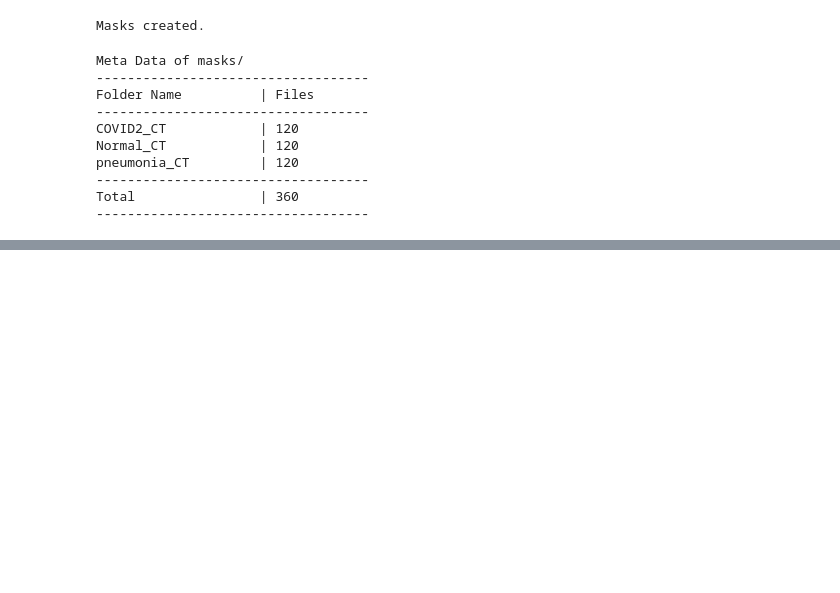
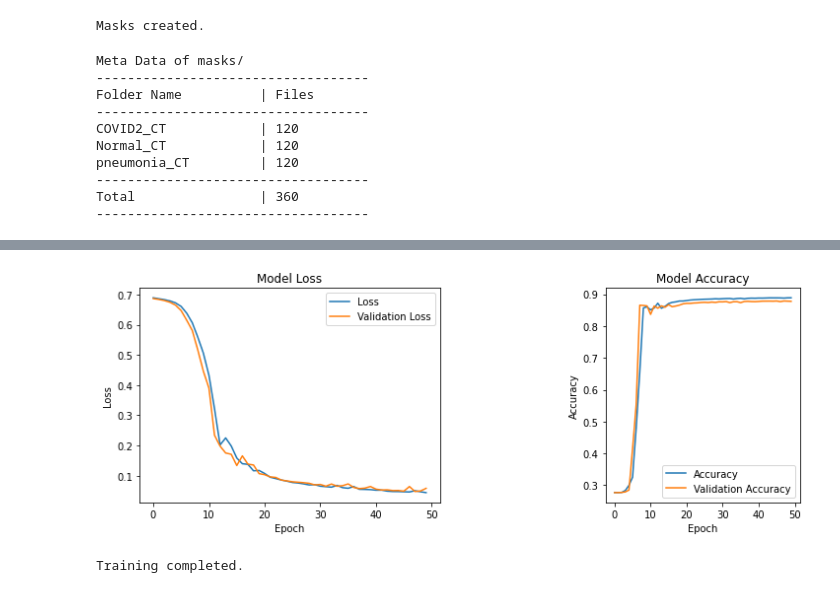
Before and after one commit to ragu8/demo, a Jupyter notebook: yogi.ipynb, the cells around one changed output, grey strips where cells are left out. Saved outputs shown, nothing was run; the diff lists cells and outputs as text; code cells hidden in the pictures; blank space fills up the shorter version.

```diff
--- a/yogi.ipynb
+++ b/yogi.ipynb
@@ -386,29 +418,32 @@ history = model.fit(X_train, y_train,
 # %%
 
 # Plot training history
 def plot_training_history(history):
     """Plot training and validation loss and IoU metrics."""
     plt.figure(figsize=(12, 4))
 
     plt.subplot(1, 2, 1)
     plt.plot(history.history['loss'], label='Loss')
     plt.plot(history.history['val_loss'], label='Validation Loss')
     plt.title('Model Loss')
     plt.xlabel('Epoch')
     plt.ylabel('Loss')
     plt.legend()
 
-    plt.subplot(1, 2, 2)
-    plt.plot(history.history['mean_io_u'], label='Mean IoU')
-    plt.plot(history.history['val_mean_io_u'], label='Validation Mean IoU')
-    plt.title('Model Mean IoU')
+    plt.subplot(1, 3, 3)
+    plt.plot(history.history['accuracy'], label='Accuracy')
+    plt.plot(history.history['val_accuracy'], label='Validation Accuracy')
+    plt.title('Model Accuracy')
     plt.xlabel('Epoch')
-    plt.ylabel('Mean IoU')
+    plt.ylabel('Accuracy')
     plt.legend()
 
     plt.tight_layout()
     plt.show()
 
 plot_training_history(history)
 
 print("Training completed.")
+# %% [output]
+[figure, added]
+Training completed.
```
Also changed, not shown: parts of 8 cells of this notebook.
